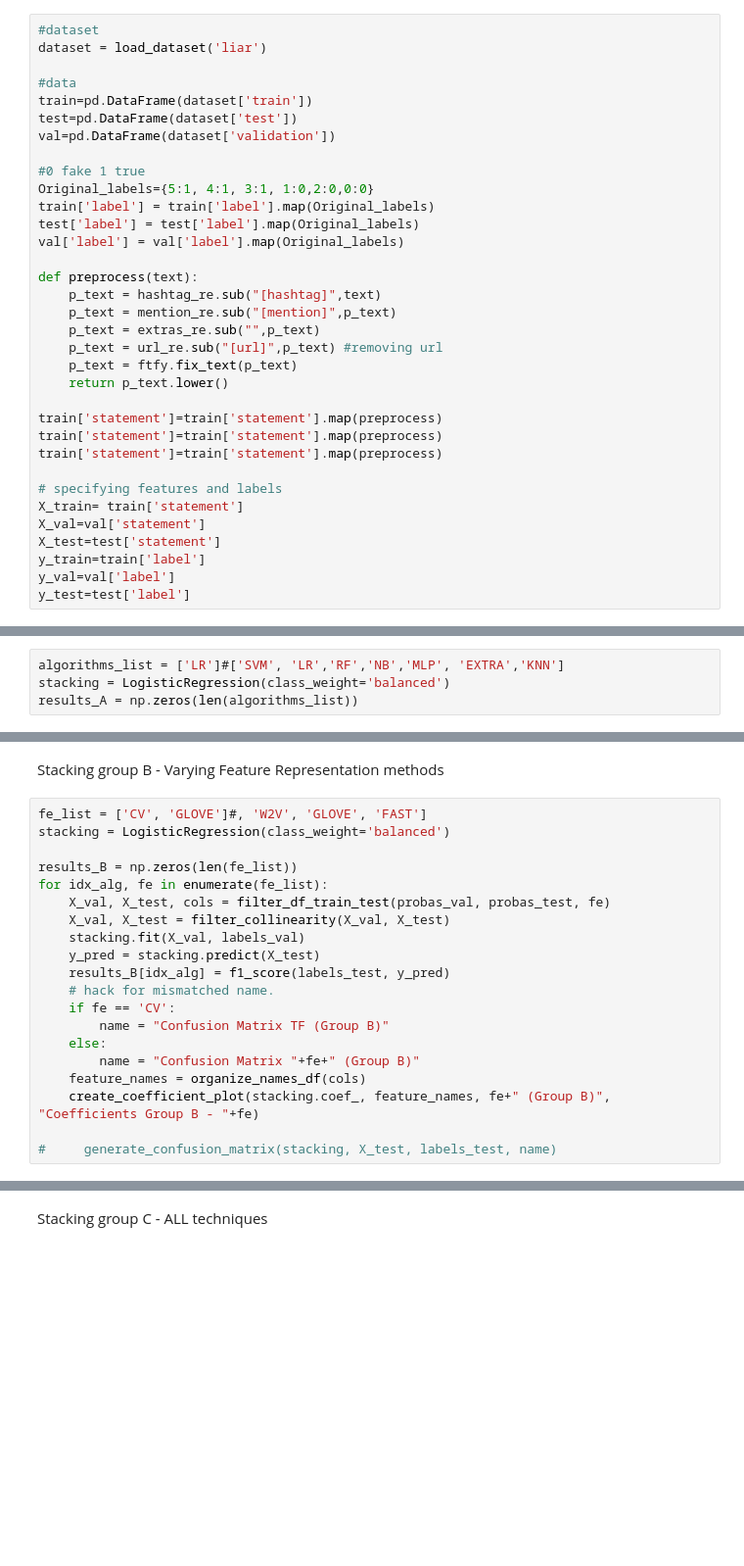
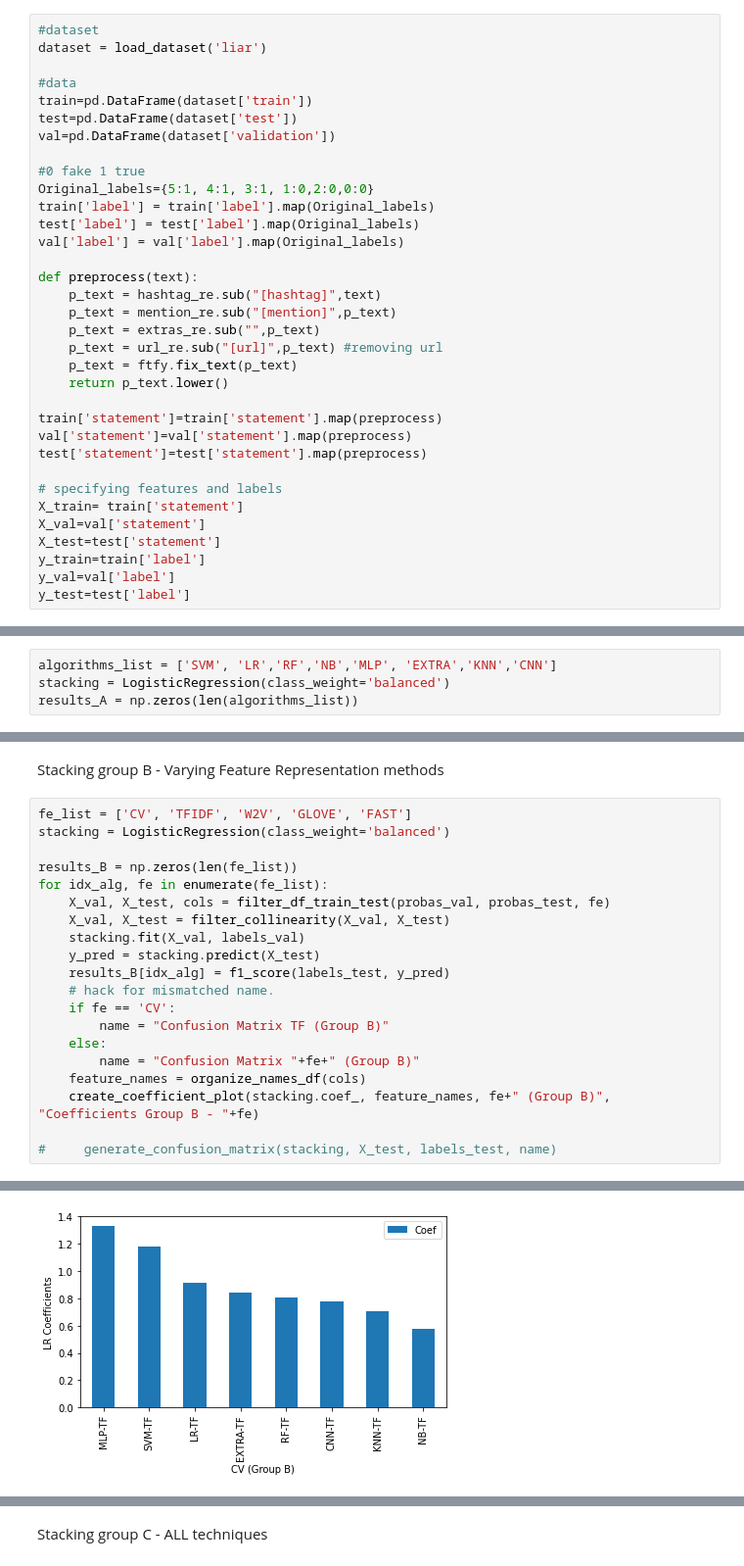
Before and after one commit to SaraBCoutinho/Pesquisa_2, a Jupyter notebook: LIAR_2_atual.ipynb, the cells around one changed output, grey strips where cells are left out. Shown: that part at 98% size. Cells and saved outputs as stored; diff of their text form; blank space fills up the shorter version.

```diff
--- a/LIAR_2_atual.ipynb
+++ b/LIAR_2_atual.ipynb
@@ -176,8 +196,8 @@ def preprocess(text):
     return p_text.lower()
 
 train['statement']=train['statement'].map(preprocess)
-train['statement']=train['statement'].map(preprocess)
-train['statement']=train['statement'].map(preprocess)
+val['statement']=val['statement'].map(preprocess)
+test['statement']=test['statement'].map(preprocess)
 
 # specifying features and labels
 X_train= train['statement']
@@ -839,7 +1072,7 @@ def organize_names_df(names):
 # %% [markdown]
 Stacking group A - Varying Classification methods
 # %%
-algorithms_list = ['LR']#['SVM', 'LR','RF','NB','MLP', 'EXTRA','KNN']
+algorithms_list = ['SVM', 'LR','RF','NB','MLP', 'EXTRA','KNN','CNN']
 stacking = LogisticRegression(class_weight='balanced')
 results_A = np.zeros(len(algorithms_list))
 # %%
@@ -876,7 +1105,7 @@ array([0.])
 # %% [markdown]
 Stacking group B - Varying Feature Representation methods
 # %%
-fe_list = ['CV', 'GLOVE']#, 'W2V', 'GLOVE', 'FAST']
+fe_list = ['CV', 'TFIDF', 'W2V', 'GLOVE', 'FAST']
 stacking = LogisticRegression(class_weight='balanced')
 
 results_B = np.zeros(len(fe_list))
@@ -899,0 +1128 @@ ValueError: ignored
+[figure, added]
```
Also changed, not shown: parts of 57 cells of this notebook.
